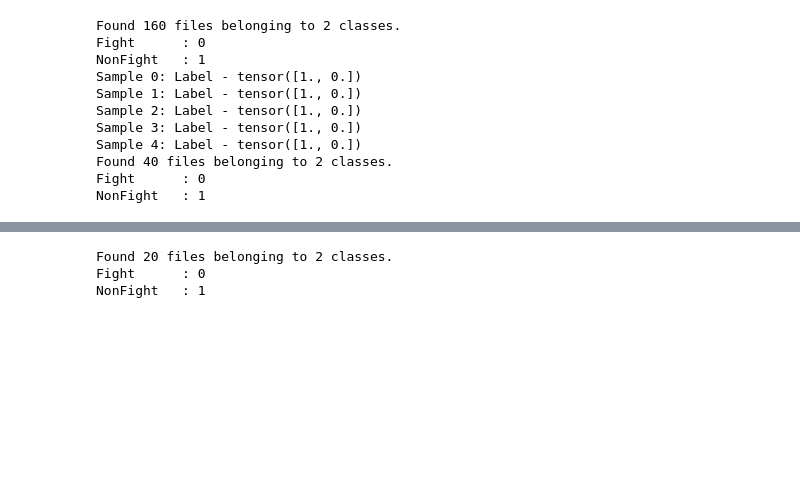
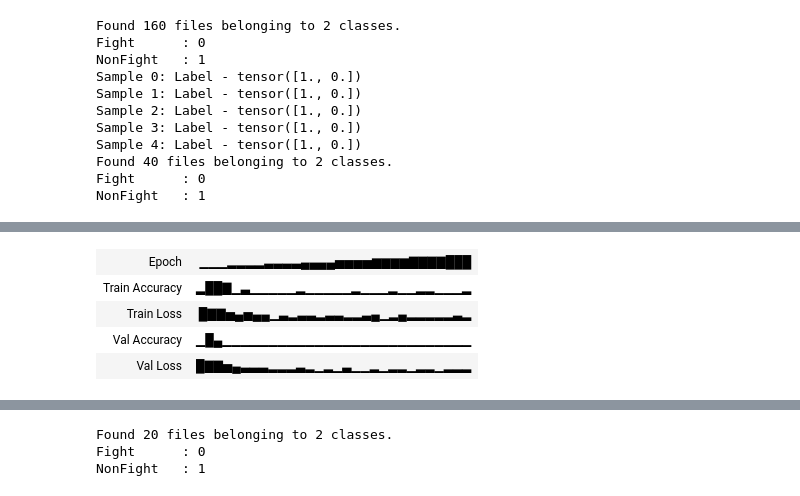
Before and after one commit to hs540/DL-VideoAnomalyDetect, a Jupyter notebook: train.ipynb, the cells around one changed output, grey strips where cells are left out. Cells and saved outputs as stored; diff of their text form; code cells hidden in the pictures; blank space fills up the shorter version.

```diff
--- a/train.ipynb
+++ b/train.ipynb
@@ -683,53 +657,54 @@ class Val: #added class for validation__________________________________________
 
         return val_acc, val_loss
 # %%
-# import random
-# import numpy as np
+import random
+import numpy as np
 
-# import torch, gc
-# gc.collect()
-# torch.cuda.empty_cache()
+import torch, gc
+gc.collect()
+torch.cuda.empty_cache()
 
 
-# seed=0
-# random.seed(seed)
-# np.random.seed(seed)
-# device='cuda' if torch.cuda.is_available() else 'cpu'
-# torch.manual_seed(seed)
-# if device =='cuda':
-#     print('gpu device is using')
-#     torch.cuda.manual_seed_all(seed)
+seed=0
+random.seed(seed)
+np.random.seed(seed)
+device='cuda' if torch.cuda.is_available() else 'cpu'
+torch.manual_seed(seed)
+if device =='cuda':
+    print('gpu device is using')
+    torch.cuda.manual_seed_all(seed)
 
-# torch.backends.cudnn.deterministic=True
-# torch.backends.cudnn.benchmark=False
+torch.backends.cudnn.deterministic=True
+torch.backends.cudnn.benchmark=False
 
-# wandb.login()
-# wandb.init(project='computer vision', name='RWF2000')
+wandb.login()
+wandb.init(project='computer vision', name='RWF2000')
 
-# trainer = Train(model, train_loader, loss_fn, optimizer, device)
-# validator = Val(model, val_loader, loss_fn, device)
+trainer = Train(model, train_loader, loss_fn, optimizer, device)
+validator = Val(model, val_loader, loss_fn, device)
 
-# print(EPOCHS)
-# for epoch in range(EPOCHS):
-#     print("Epoch: ", epoch)
-#     # Perform training and validation
-#     # Save the weights
-#     # Log the training and validation results
-#     #______________________________________________________________________________________________________
-#     train_accuracy, train_loss = trainer._train()
-#     val_accuracy, val_loss = validator._val()
-#     scheduler.step()
+print(EPOCHS)
+for epoch in range(EPOCHS):
+    print("Epoch: ", epoch)
+    # Perform training and validation
+    # Save the weights
+    # Log the training and validation results
+    #______________________________________________________________________________________________________
+    train_accuracy, train_loss = trainer._train()
+    val_accuracy, val_loss = validator._val()
+    scheduler.step()
 
-#     # Log training and validation results to wandb
-#     wandb.log({'Epoch': epoch, 'Train Loss': train_loss, 'Train Accuracy': train_accuracy,
-#                'Val Loss': val_loss, 'Val Accuracy': val_accuracy})
+    # Log training and validation results to wandb
+    wandb.log({'Epoch': epoch, 'Train Loss': train_loss, 'Train Accuracy': train_accuracy,
+               'Val Loss': val_loss, 'Val Accuracy': val_accuracy})
 
-#     # Save model weights based on validation loss
-#     if val_loss < min_loss:
-#         min_loss = val_loss
-#         torch.save(model.state_dict(), 'model_best.pth')
+    # Save model weights based on validation loss
+    if val_loss < min_loss:
+        min_loss = val_loss
+        torch.save(model.state_dict(), 'model_best.pth')
 
-# # Close wandb run
-# wandb.finish()
+# Close wandb run
+wandb.finish()
 
-# #________________________________________________________________________________________________________
+#________________________________________________________________________________________________________
+# %% [output]
@@ -735,0 +738,5 @@ class Val: #added class for validation__________________________________________
+| Epoch | ▁▁▁▂▂▂▂▃▃▃▃▄▄▄▄▅▅▅▅▆▆▆▆▇▇▇▇███ |
+| Train Accuracy | ▂██▇▁▃▁▁▁▁▁▂▁▁▁▁▁▂▁▁▁▂▁▁▂▂▁▁▁▂ |
+| Train Loss | █▇▇▅▄▅▄▄▁▃▂▃▃▂▃▃▂▂▃▄▁▂▄▂▂▂▂▂▃▂ |
+| Val Accuracy | ▁█▄▁▁▁▁▁▁▁▁▁▁▁▁▁▁▁▁▁▁▁▁▁▁▁▁▁▁▁ |
+| Val Loss | █▇▇▅▄▃▃▃▂▂▂▃▂▁▂▁▃▁▁▂▁▂▂▁▂▂▁▂▂▂ |
```
Also changed, not shown: parts of 9 cells of this notebook, 13 other files.
